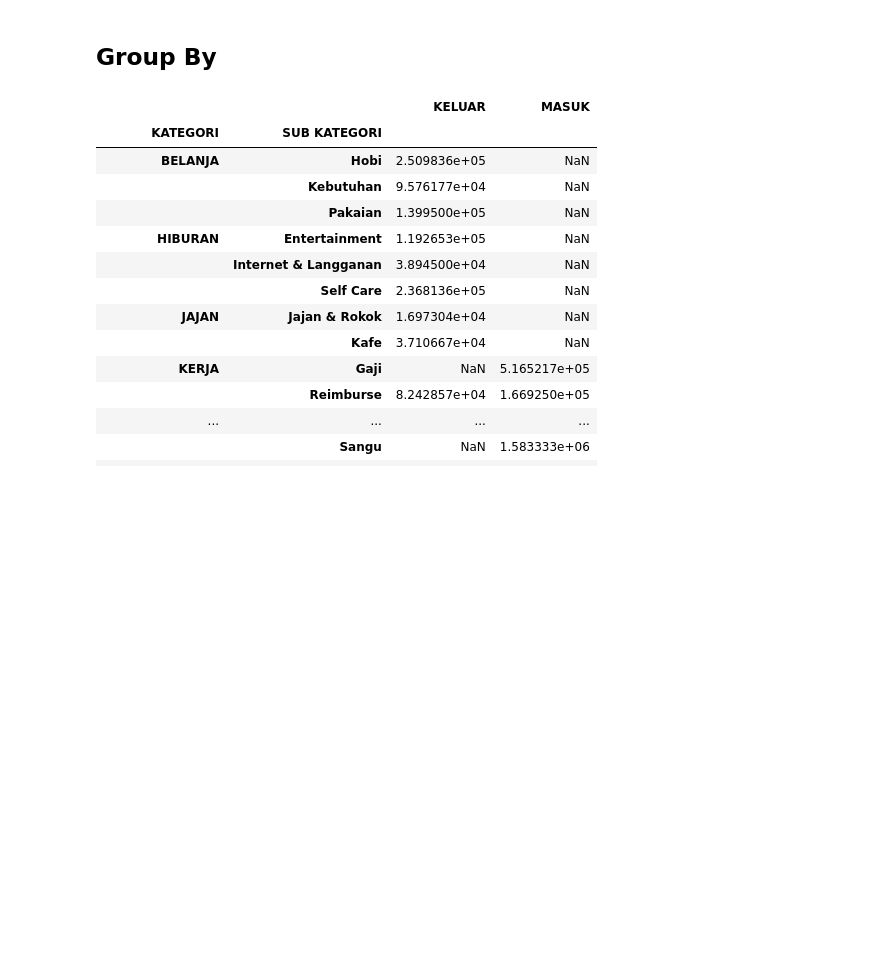
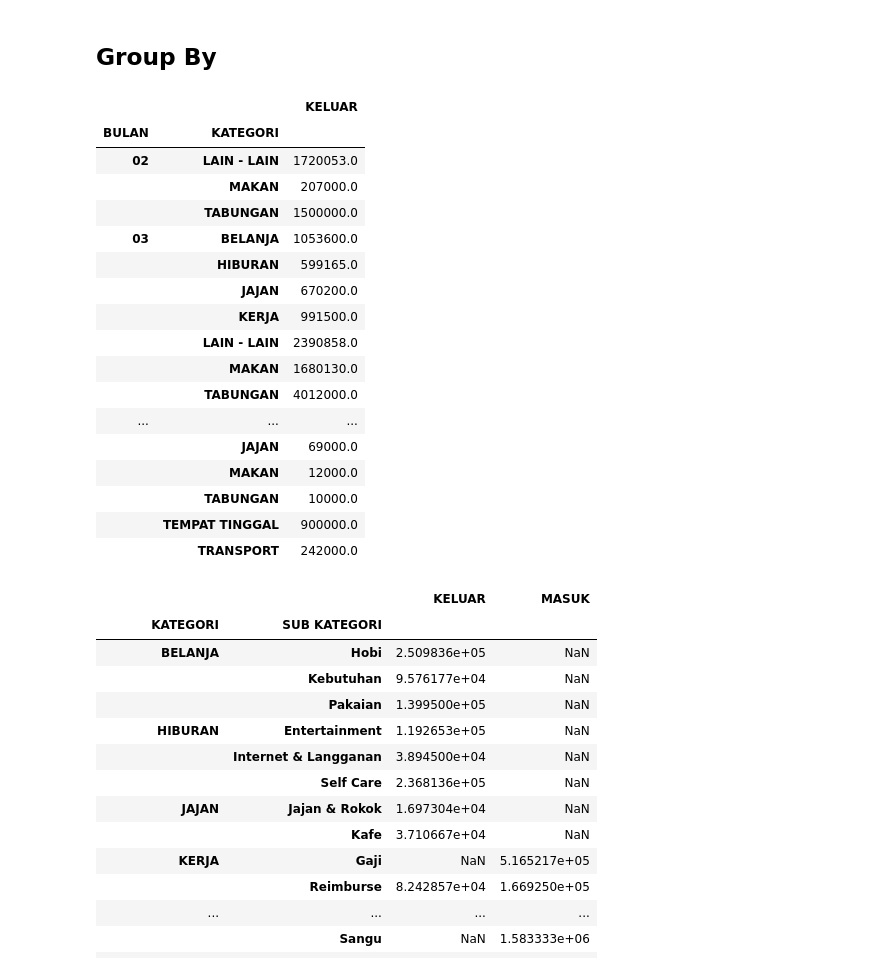
Before and after one commit to royandhika/finance_report, a Jupyter notebook: my-rep.ipynb, the cells around one changed output. Drawn from its saved outputs; the diff is of its cells as text; code cells hidden in the pictures; blank space fills up the shorter version.

```diff
--- a/my-rep.ipynb
+++ b/my-rep.ipynb
@@ -54,5 +102,28 @@ data.tail()
 # %% [markdown]
 ## Group By
+# %%
+#tabel pengeluaran per bulan
+keluarperbulan = data.pivot_table(index=['BULAN', 'KATEGORI'], values='KELUAR', aggfunc='sum')
+keluarperbulan
+# %% [output]
+|  |  | KELUAR |
+| BULAN | KATEGORI |  |
+| 02 | LAIN - LAIN | 1720053.0 |
+|  | MAKAN | 207000.0 |
+|  | TABUNGAN | 1500000.0 |
+| 03 | BELANJA | 1053600.0 |
+|  | HIBURAN | 599165.0 |
+|  | JAJAN | 670200.0 |
+|  | KERJA | 991500.0 |
+|  | LAIN - LAIN | 2390858.0 |
+|  | MAKAN | 1680130.0 |
+|  | TABUNGAN | 4012000.0 |
+| ... | ... | ... |
+|  | JAJAN | 69000.0 |
+|  | MAKAN | 12000.0 |
+|  | TABUNGAN | 10000.0 |
+|  | TEMPAT TINGGAL | 900000.0 |
+|  | TRANSPORT | 242000.0 |
 # %%
 data.groupby(["KATEGORI", "SUB KATEGORI"])[["KELUAR", "MASUK"]].mean()
 # %% [output]
```
Also changed, not shown: parts of 13 cells of this notebook, 2 other files.
